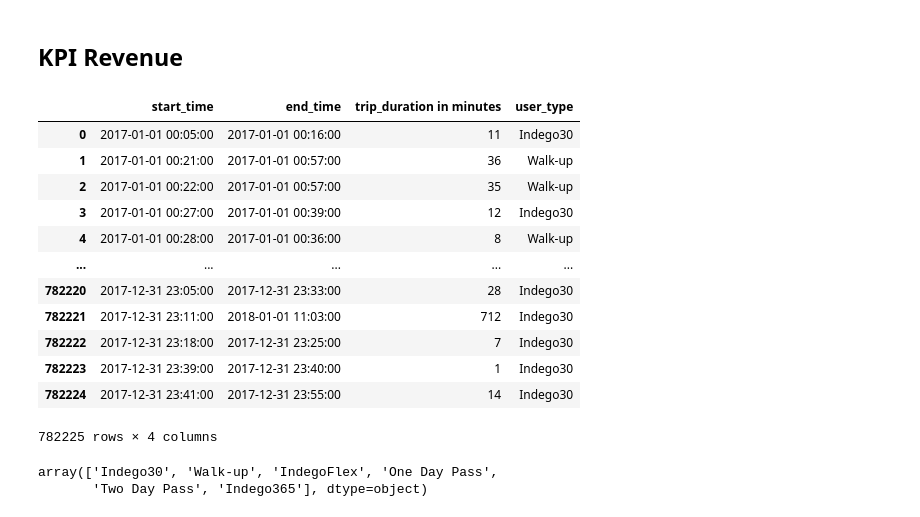
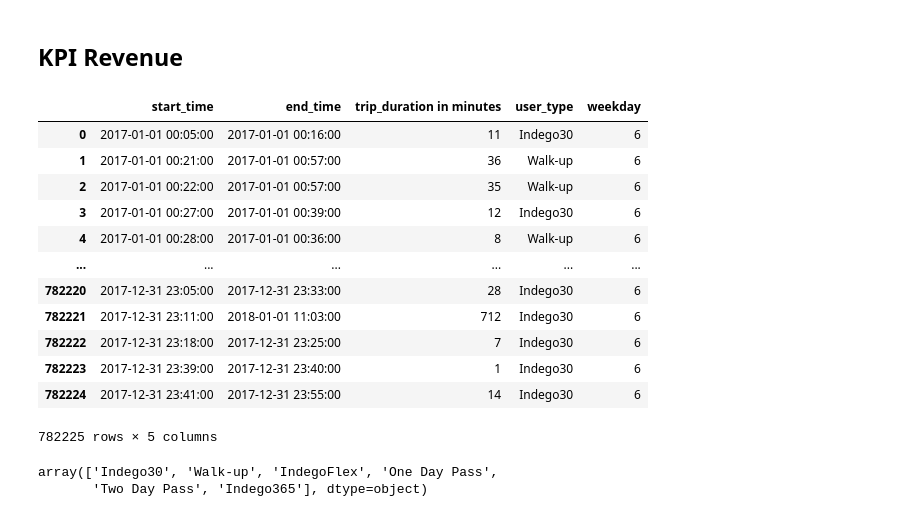
Before and after one commit to yassinehammou27/intentionally_blank, a Jupyter notebook: Team Assignment - Intentionally Blank.ipynb, the cells around one changed output. Saved outputs shown, nothing was run; the diff lists cells and outputs as text; code cells hidden in the pictures.

Commit message:
Added revenue based on every weekday

```diff
--- a/Team Assignment - Intentionally Blank.ipynb
+++ b/Team Assignment - Intentionally Blank.ipynb
@@ -288,28 +288,28 @@ All dataframes for reference:
 ## KPI Revenue
 # %%
 # Prepare new dataframe for calculating the revenue
-df_phil_revenue = df_philadelphia_cleaned[['start_time', 'end_time', 'trip_duration', 'user_type']].copy(deep=True)
+df_phil_revenue = df_philadelphia_cleaned[['start_time', 'end_time', 'trip_duration', 'user_type', 'weekday']].copy(deep=True)
 df_phil_revenue.loc[:, 'trip_duration'] = df_phil_revenue['trip_duration'].dt.seconds / 60
 df_phil_revenue.rename(columns={'trip_duration': 'trip_duration in minutes'}, inplace=True)
 # Since we have full minutes without any remainder we can convert the trip_duration in minutes to int
 df_phil_revenue['trip_duration in minutes'] = df_phil_revenue['trip_duration in minutes'].astype(int)
 # The dataset from above needs to be resetted, so it doesnt need to be done here!!!!!!!!!!!!!!!!!!!!!!!!!!!!!!!!!!!!!!!!!
 df_phil_revenue.reset_index(drop = True, inplace =True)
 df_phil_revenue
 # %% [output]
-|  | start_time | end_time | trip_duration in minutes | user_type |
-| 0 | 2017-01-01 00:05:00 | 2017-01-01 00:16:00 | 11 | Indego30 |
-| 1 | 2017-01-01 00:21:00 | 2017-01-01 00:57:00 | 36 | Walk-up |
-| 2 | 2017-01-01 00:22:00 | 2017-01-01 00:57:00 | 35 | Walk-up |
-| 3 | 2017-01-01 00:27:00 | 2017-01-01 00:39:00 | 12 | Indego30 |
-| 4 | 2017-01-01 00:28:00 | 2017-01-01 00:36:00 | 8 | Walk-up |
-| ... | ... | ... | ... | ... |
-| 782220 | 2017-12-31 23:05:00 | 2017-12-31 23:33:00 | 28 | Indego30 |
-| 782221 | 2017-12-31 23:11:00 | 2018-01-01 11:03:00 | 712 | Indego30 |
-| 782222 | 2017-12-31 23:18:00 | 2017-12-31 23:25:00 | 7 | Indego30 |
-| 782223 | 2017-12-31 23:39:00 | 2017-12-31 23:40:00 | 1 | Indego30 |
-| 782224 | 2017-12-31 23:41:00 | 2017-12-31 23:55:00 | 14 | Indego30 |
+|  | start_time | end_time | trip_duration in minutes | user_type | weekday |
+| 0 | 2017-01-01 00:05:00 | 2017-01-01 00:16:00 | 11 | Indego30 | 6 |
+| 1 | 2017-01-01 00:21:00 | 2017-01-01 00:57:00 | 36 | Walk-up | 6 |
+| 2 | 2017-01-01 00:22:00 | 2017-01-01 00:57:00 | 35 | Walk-up | 6 |
+| 3 | 2017-01-01 00:27:00 | 2017-01-01 00:39:00 | 12 | Indego30 | 6 |
+| 4 | 2017-01-01 00:28:00 | 2017-01-01 00:36:00 | 8 | Walk-up | 6 |
+| ... | ... | ... | ... | ... | ... |
+| 782220 | 2017-12-31 23:05:00 | 2017-12-31 23:33:00 | 28 | Indego30 | 6 |
+| 782221 | 2017-12-31 23:11:00 | 2018-01-01 11:03:00 | 712 | Indego30 | 6 |
+| 782222 | 2017-12-31 23:18:00 | 2017-12-31 23:25:00 | 7 | Indego30 | 6 |
+| 782223 | 2017-12-31 23:39:00 | 2017-12-31 23:40:00 | 1 | Indego30 | 6 |
+| 782224 | 2017-12-31 23:41:00 | 2017-12-31 23:55:00 | 14 | Indego30 | 6 |
-782225 rows × 4 columns
+782225 rows × 5 columns
 # %%
 df_phil_revenue['user_type'].unique()
 # %% [output]
```
Also changed, not shown: parts of 4 cells of this notebook.
